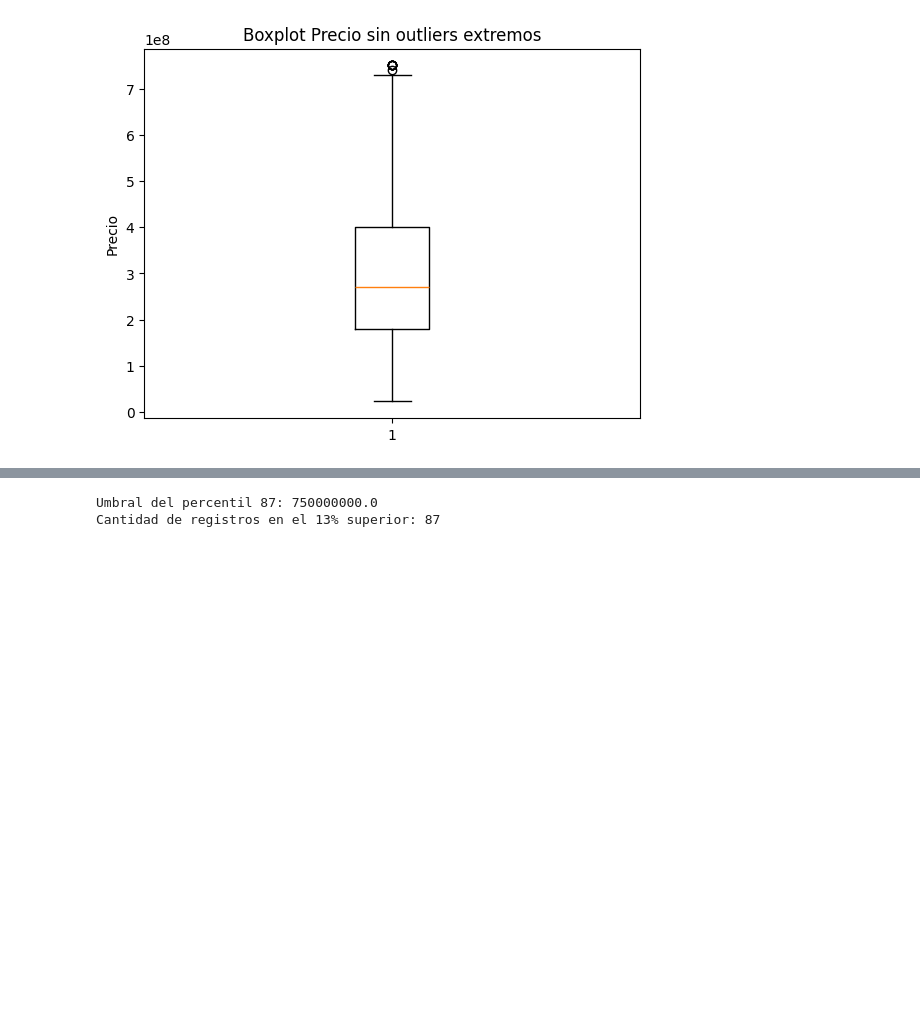
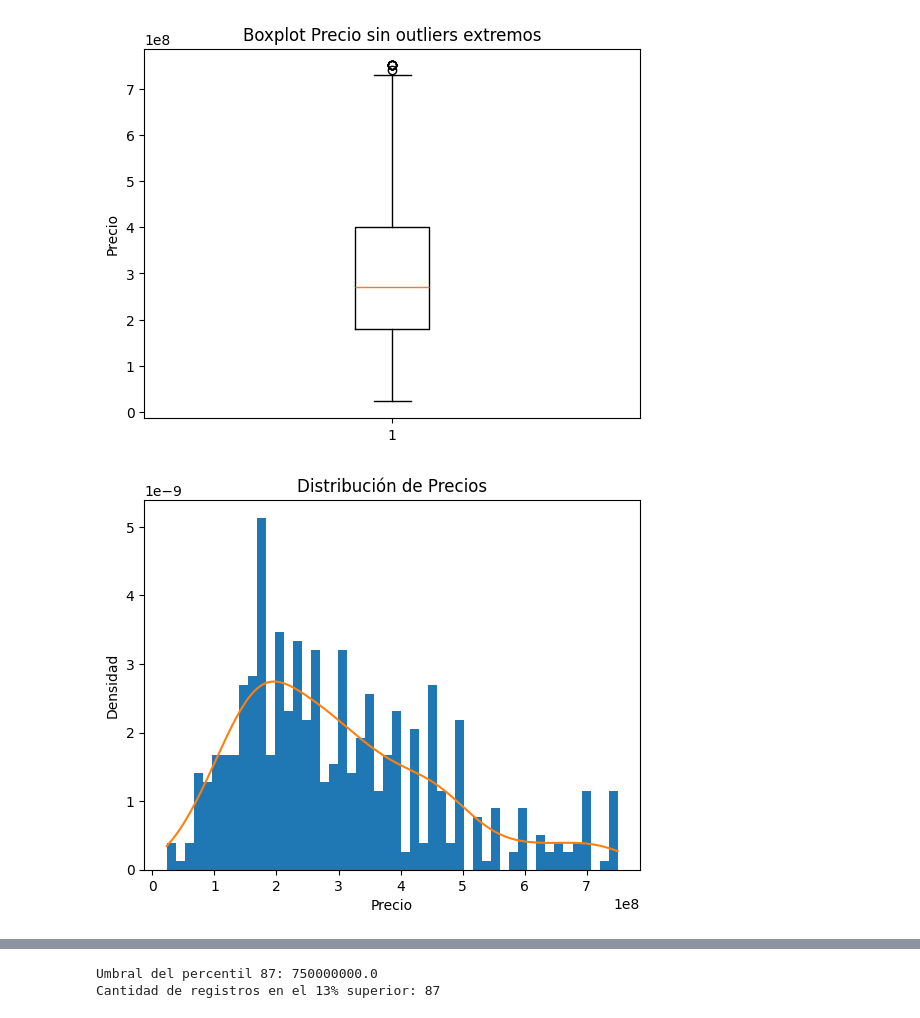
Before and after one commit to devjorgem/data-team, a Jupyter notebook: analisis de datos renta bien/rentabien_analisis.ipynb, the cells around one changed output, grey strips where cells are left out. Saved outputs shown, nothing was run; the diff lists cells and outputs as text; code cells hidden in the pictures; blank space fills up the shorter version.

```diff
--- a/analisis de datos renta bien/rentabien_analisis.ipynb
+++ b/analisis de datos renta bien/rentabien_analisis.ipynb
@@ -156,3 +156,25 @@ plt.ylabel('Precio')
 plt.show()
 # %% [output]
 [figure]
+# %%
+import matplotlib.pyplot as plt
+import numpy as np
+from scipy.stats import gaussian_kde
+
+# Quitar nulos
+precios = df_filtrado['Precio'].dropna()
+
+# Histograma normalizado
+plt.hist(precios, bins=50, density=True)
+
+# Crear curva KDE
+kde = gaussian_kde(precios)
+x = np.linspace(precios.min(), precios.max(), 1000)
+plt.plot(x, kde(x))
+
+plt.title("Distribución de Precios")
+plt.xlabel("Precio")
+plt.ylabel("Densidad")
+plt.show()
+# %% [output]
+[figure, added]
```
Also changed, not shown: parts of 6 cells of this notebook.
